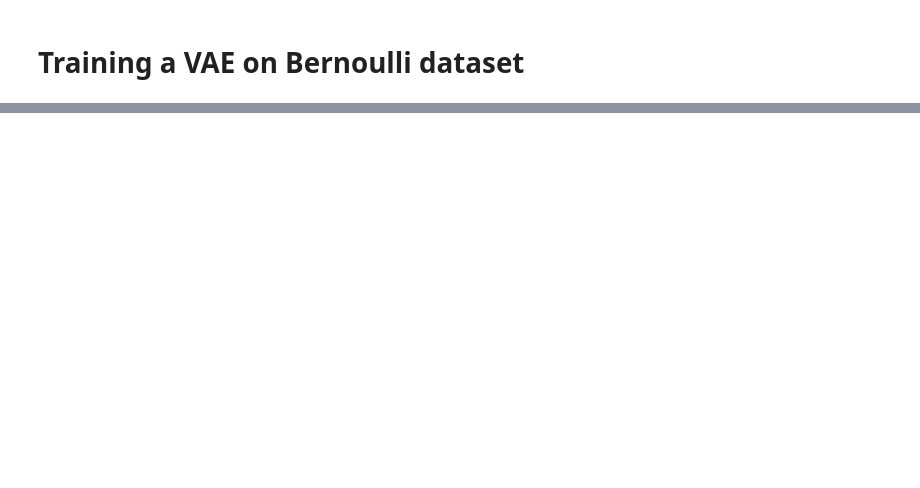
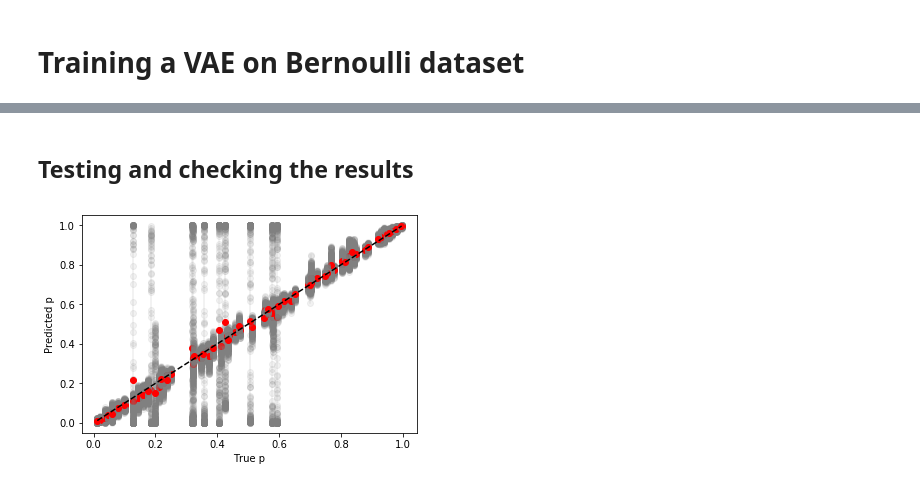
Before and after one commit to charlesmurphy1/dynalearn, a Jupyter notebook: notebooks/vae_bernoulli.ipynb, the cells around one changed output, grey strips where cells are left out. Drawn from its saved outputs; the diff is of its cells as text; code cells hidden in the pictures; blank space fills up the shorter version.

Commit message:
Testing VAE framework in notebooks for bernoulli dataset

```diff
--- a/notebooks/vae_bernoulli.ipynb
+++ b/notebooks/vae_bernoulli.ipynb
@@ -14,0 +10,6 @@ SyntaxError: invalid syntax (<ipython-input-12-395ef959858e>, line 2)
+# %%
+n_input = 100
+n_hidden = [64, 32]
+n_embedding = 8
+numsample=50000
+keepprob=1.
@@ -14,0 +18,3 @@ SyntaxError: invalid syntax (<ipython-input-12-395ef959858e>, line 2)
+# %%
+train_dataset = dl.Bernoulli_Dataset(dim=n_input, numsample=numsample,p=None)
+val_dataset = dl.Bernoulli_Dataset(dim=n_input, numsample=1000,p=train_dataset.p)
@@ -14,0 +23,5 @@ SyntaxError: invalid syntax (<ipython-input-12-395ef959858e>, line 2)
+# %%
+optimizer = lambda p: torch.optim.Adam(p, lr=1e-3)
+#optimizer = lambda p: torch.optim.SGD(p, lr=1e-3)
+fcvae = dl.FC_VAE(n_input, n_hidden, n_embedding, keepprob, optimizer=optimizer, use_cuda=True)
+fcvae.optimizer
@@ -14,0 +39,2 @@ SyntaxError: invalid syntax (<ipython-input-12-395ef959858e>, line 2)
+# %%
+fcvae.fit(train_dataset=train_dataset, val_dataset=val_dataset, epochs=100, batch_size=64)
@@ -14,0 +59,22 @@ SyntaxError: invalid syntax (<ipython-input-12-395ef959858e>, line 2)
+# %% [markdown]
+## Testing and checking the results
+# %%
+sample, z = fcvae.predict(256)
+def display_result(p_pred, p_true):
+    fig, ax = plt.subplots(1, 1)
+
+    for i, p in enumerate(p_true):
+        n, m = p_pred.shape
+        ax.plot(np.ones(n) * p, p_pred[:, i], c='gray', marker='o', alpha=0.1)
+        ax.plot(p, np.mean(p_pred[:, i]), 'ro', alpha=1)
+
+    ax.plot([min(p_true), max(p_true)], [min(p_true), max(p_true)], 'k--')
+    ax.set_xlabel('True p')
+    ax.set_ylabel('Predicted p')
+    fig.savefig('fig/png/bernoulli_parameters.png')
+    fig.savefig('fig/pdf/bernoulli_parameters.pdf')
+    plt.show()
+
+display_result(sample, train_dataset.p)
+# %% [output]
+[figure, added]
```
Also changed, not shown: parts of 9 cells of this notebook.
